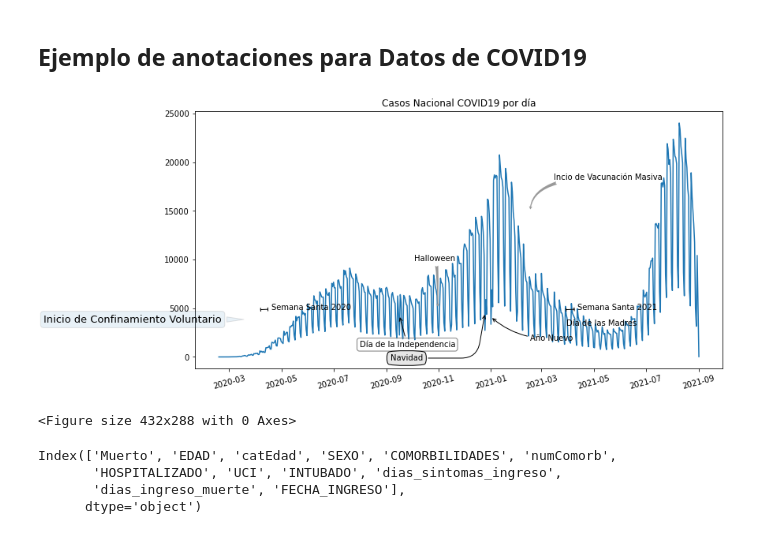
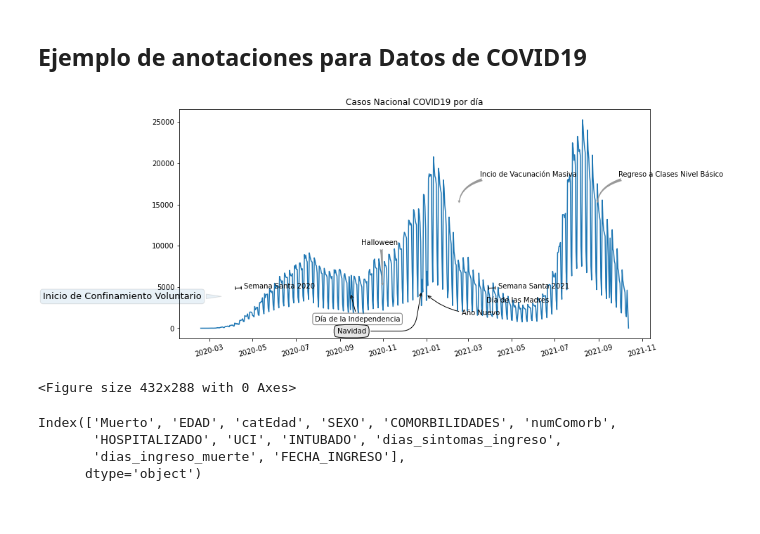
Before and after one commit to claudianila/MiRepoCS, a Jupyter notebook: Bloque 3. Análisis Exploratorio Bivariado y Regresión/B3S1 Gráficos para el Análisis Exploratorio Bivariado.ipynb, the cells around one changed output. Saved outputs shown, nothing was run; the diff lists cells and outputs as text; code cells hidden in the pictures.

```diff
--- a/Bloque 3. Análisis Exploratorio Bivariado y Regresión/B3S1 Gráficos para el Análisis Exploratorio Bivariado.ipynb
+++ b/Bloque 3. Análisis Exploratorio Bivariado y Regresión/B3S1 Gráficos para el Análisis Exploratorio Bivariado.ipynb
@@ -309,7 +309,7 @@ connectionstyle="angle3,angleA=0,angleB=-90"));
 # %% [output]
 [figure]
 # %%
-filename = 'C:/Users/jgeis/Documents/Claudia/Cursos/Impartidos/PythonParaCS/Bloque 1 Instalacion y tipos de variables/datos_abiertos_covid19/Casos_Diarios_Estado_Nacional_Confirmados_20210901.csv'
+filename = 'https://raw.githubusercontent.com/claudianila/MiRepoCS/main/Data/Casos_Diarios_Estado_Nacional_Confirmados_20211013.csv'
 datos = pd.read_csv(filename,header=0)
 # %%
 data1=datos.loc[datos['nombre']=='Nacional']
@@ -378,34 +378,38 @@ ax.annotate("Año Nuevo", xy=(pd.to_datetime('2021/01/01'), 4100), xycoords='dat
             xytext=(50, -30), textcoords='offset points',
             arrowprops=dict(arrowstyle="->",
                             connectionstyle="arc3,rad=-0.2"))
 ax.annotate("Día de la Independencia", xy=(pd.to_datetime('2020/09/16'), 4250), xycoords='data',
             bbox=dict(boxstyle="round", fc="none", ec="gray"),
             xytext=(10, -40), textcoords='offset points', ha='center',
             arrowprops=dict(arrowstyle="->"))
 ax.annotate('Día de las Madres', xy=(pd.to_datetime('2021/05/10'), 4850), xycoords='data', ha='center',
             xytext=(0, -20), textcoords='offset points')
 ax.annotate('Semana Santa 2020', xy=(pd.to_datetime('2020/04/05'), 4850), xytext=(pd.to_datetime('2020/04/19'), 4850),
             xycoords='data', textcoords='data',arrowprops={'arrowstyle': '|-|,widthA=0.2,widthB=0.2', })
 ax.annotate('Semana Santa 2021', xy=(pd.to_datetime('2021/03/28'), 4850), xytext=(pd.to_datetime('2021/04/12'),4850),
                                      xycoords='data', textcoords='data',arrowprops={'arrowstyle': '|-|,widthA=0.2,widthB=0.2', })
 ax.annotate('Halloween', xy=(pd.to_datetime('2020/10/31'), 5000), xycoords='data',
             xytext=(-30, 60), textcoords='offset points',arrowprops=dict(arrowstyle="fancy",
                                                                           fc="0.6", ec="none",connectionstyle="angle3,angleA=0,angleB=-90"))
 ax.annotate('Navidad', xy=(pd.to_datetime('2020/12/25'), 4500), xycoords='data',
             xytext=(-120, -60), textcoords='offset points',
 bbox=dict(boxstyle="round4,pad=.5", fc="0.9"),arrowprops=dict(arrowstyle="->",connectionstyle="angle,angleA=0,angleB=80,rad=20"))
 ax.annotate('Inicio de Confinamiento Voluntario', xy=(pd.to_datetime('2020/03/20'), 3850), xycoords='data',
             xytext=(-30, 0), textcoords='offset points',size=13, ha='right', va="center",bbox=dict(boxstyle="round", alpha=0.1),
             arrowprops=dict(arrowstyle="wedge,tail_width=0.5", alpha=0.1));
 ax.annotate('Incio de Vacunación Masiva', xy=(pd.to_datetime('2021/02/16'), 15000), xycoords='data',
             xytext=(30, 40), textcoords='offset points',arrowprops=dict(arrowstyle="fancy",
                                                                           fc="0.6", ec="none",connectionstyle="angle3,angleA=0,angleB=90"))
+ax.annotate('Regreso a Clases Nivel Básico', xy=(pd.to_datetime('2021/08/30'), 15000), xycoords='data',
+            xytext=(30, 40), textcoords='offset points',arrowprops=dict(arrowstyle="fancy",
+                                                                          fc="0.6", ec="none",connectionstyle="angle3,angleA=0,angleB=90"))
+
 plt.title('Casos Nacional COVID19 por día')
 plt.ylabel=('Casos diarios')
 plt.show()
 plt.savefig('CasosCOVID19')
 # %% [output]
-[figure, old version]
+[figure, new version]
 <Figure size 432x288 with 0 Axes>
 # %%
 #Importamos datos de COVID
```
Also changed, not shown: parts of 2 cells of this notebook.
